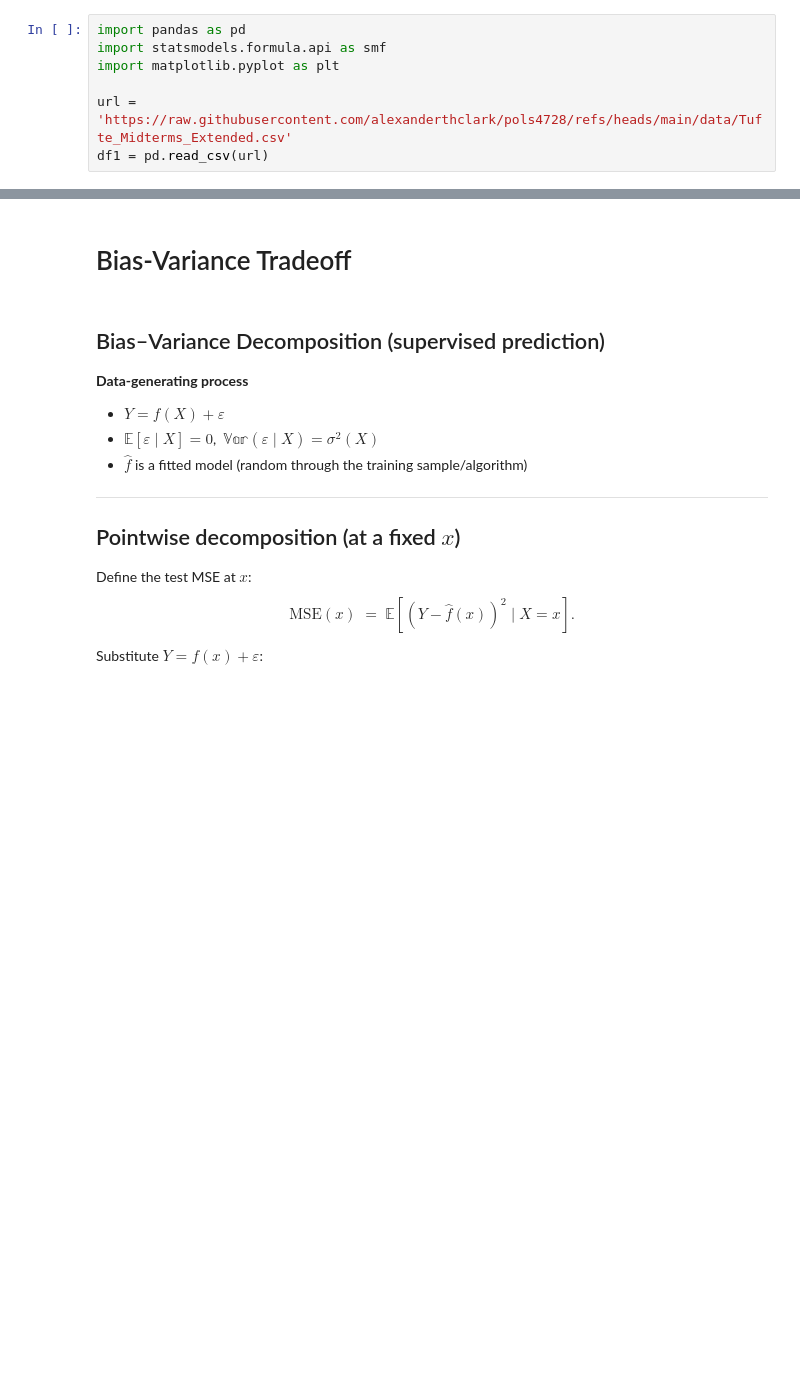
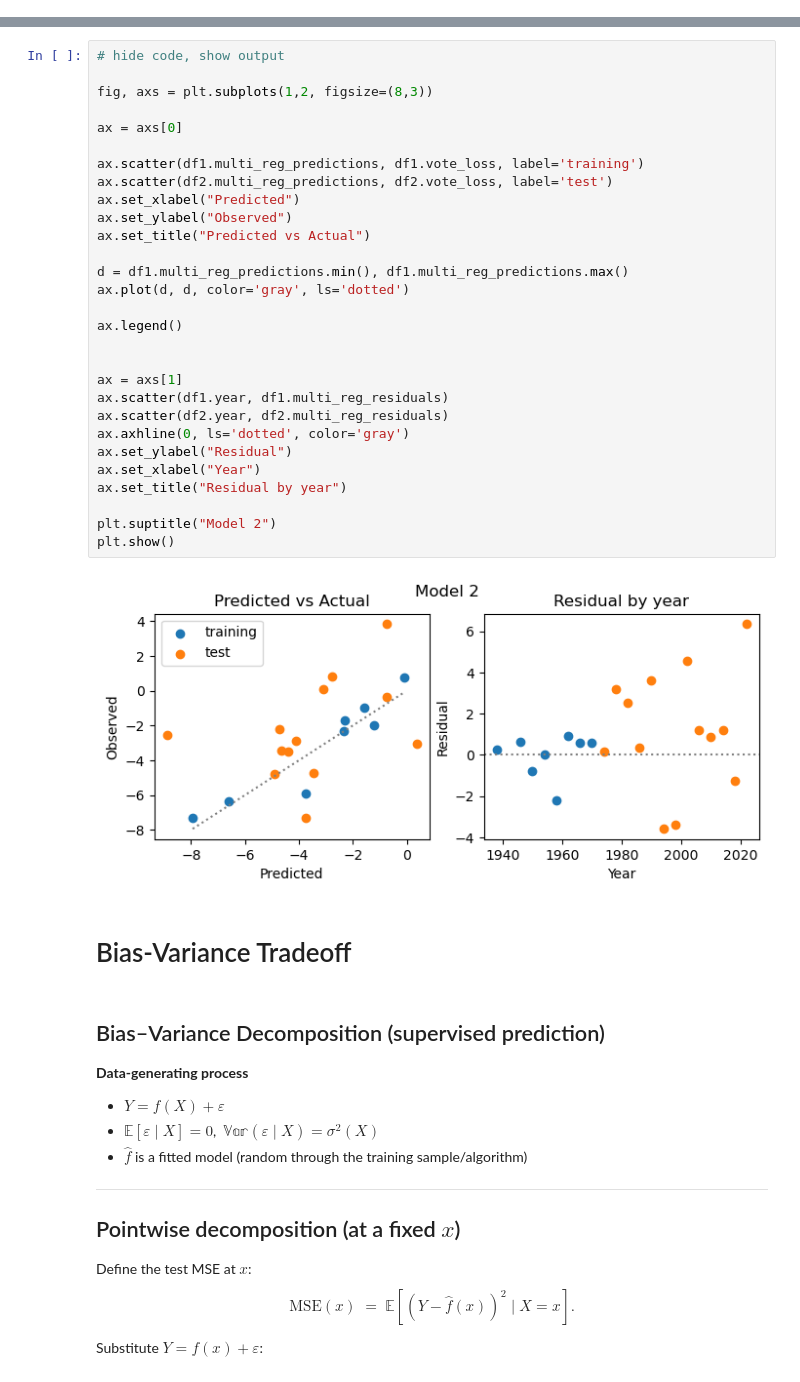
Before and after one commit to alexanderthclark/pols4728, a Jupyter notebook: book/chapters/predictive.ipynb, the cells around one changed output, grey strips where cells are left out. Cells and saved outputs as stored; diff of their text form; blank space fills up the shorter version.

```diff
--- a/book/chapters/predictive.ipynb
+++ b/book/chapters/predictive.ipynb
@@ -289,7 +102,0 @@ df1
-# %%
-import pandas as pd
-import statsmodels.formula.api as smf
-import matplotlib.pyplot as plt
-
-url = 'https://raw.githubusercontent.com/alexanderthclark/pols4728/refs/heads/main/data/Tufte_Midterms_Extended.csv'
-df1 = pd.read_csv(url)
@@ -362,3 +107,34 @@ Notes:
+# %%
+# hide code, show output
+
+fig, axs = plt.subplots(1,2, figsize=(8,3))
+
+ax = axs[0]
+
+ax.scatter(df1.multi_reg_predictions, df1.vote_loss, label='training')
+ax.scatter(df2.multi_reg_predictions, df2.vote_loss, label='test')
+ax.set_xlabel("Predicted")
+ax.set_ylabel("Observed")
+ax.set_title("Predicted vs Actual")
+
+d = df1.multi_reg_predictions.min(), df1.multi_reg_predictions.max()
+ax.plot(d, d, color='gray', ls='dotted')
+
+ax.legend()
+
+
+ax = axs[1]
+ax.scatter(df1.year, df1.multi_reg_residuals)
+ax.scatter(df2.year, df2.multi_reg_residuals)
+ax.axhline(0, ls='dotted', color='gray')
+ax.set_ylabel("Residual")
+ax.set_xlabel("Year")
+ax.set_title("Residual by year")
+
+plt.suptitle("Model 2")
+plt.show()
+# %% [output]
+[figure, added]
 # %% [markdown]
 # Bias-Variance Tradeoff
 # %% [markdown]
```
Also changed, not shown: parts of 22 cells of this notebook.
